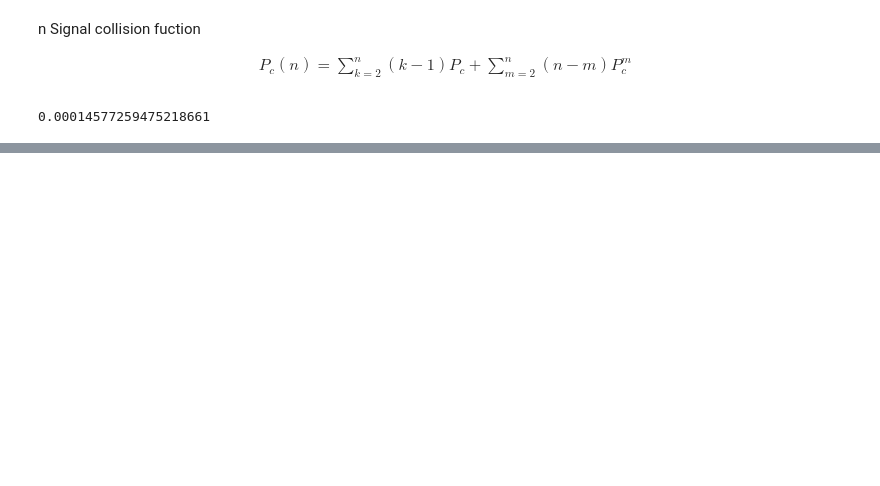
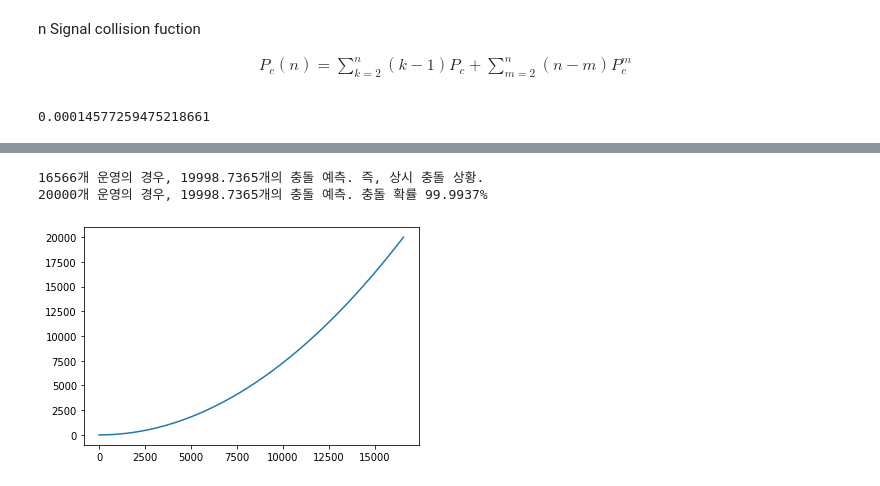
Before and after one commit to dolmani38/BLE-signal-collision-simulation, a Jupyter notebook: simulation_0625.ipynb, the cells around one changed output, grey strips where cells are left out. Drawn from its saved outputs; the diff is of its cells as text; code cells hidden in the pictures; blank space fills up the shorter version.

```diff
--- a/simulation_0625.ipynb
+++ b/simulation_0625.ipynb
@@ -102 +121,7 @@ collision_simulation(signal_count=10000)
 [figure]
+# %%
+collision_simulation(signal_count=20000)
+# %% [output]
+16566개 운영의 경우, 19998.7365개의 충돌 예측. 즉, 상시 충돌 상황.
+20000개 운영의 경우, 19998.7365개의 충돌 예측. 충돌 확률 99.9937%
+[figure, added]
```
Also changed, not shown: parts of 24 cells of this notebook.
